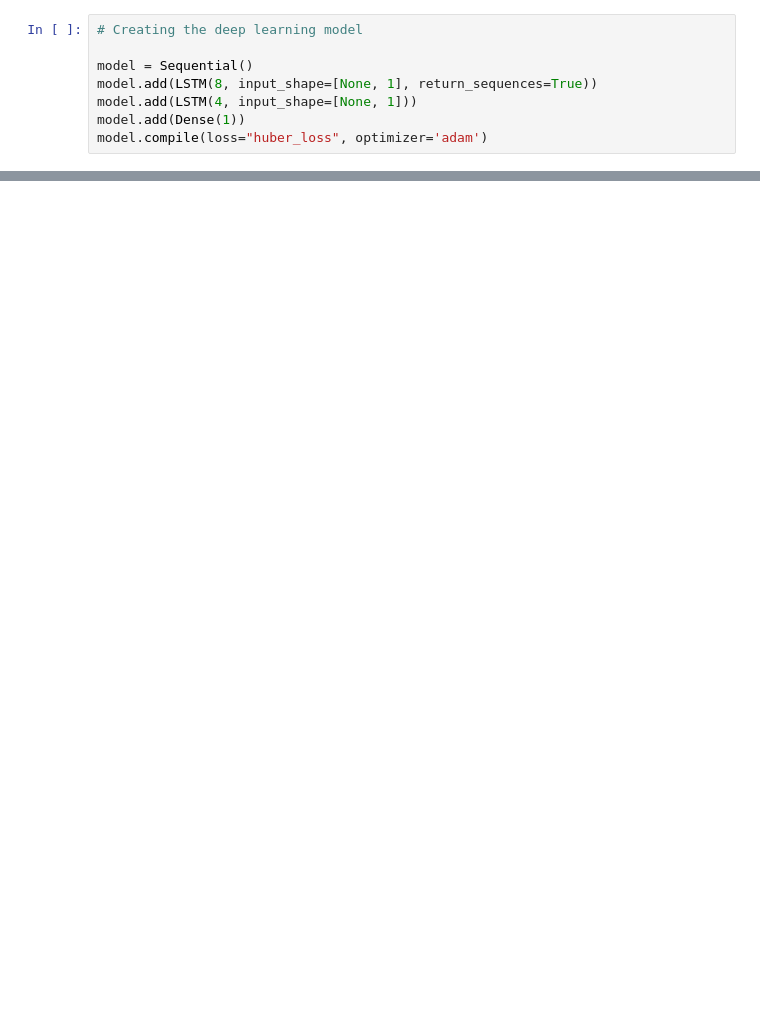
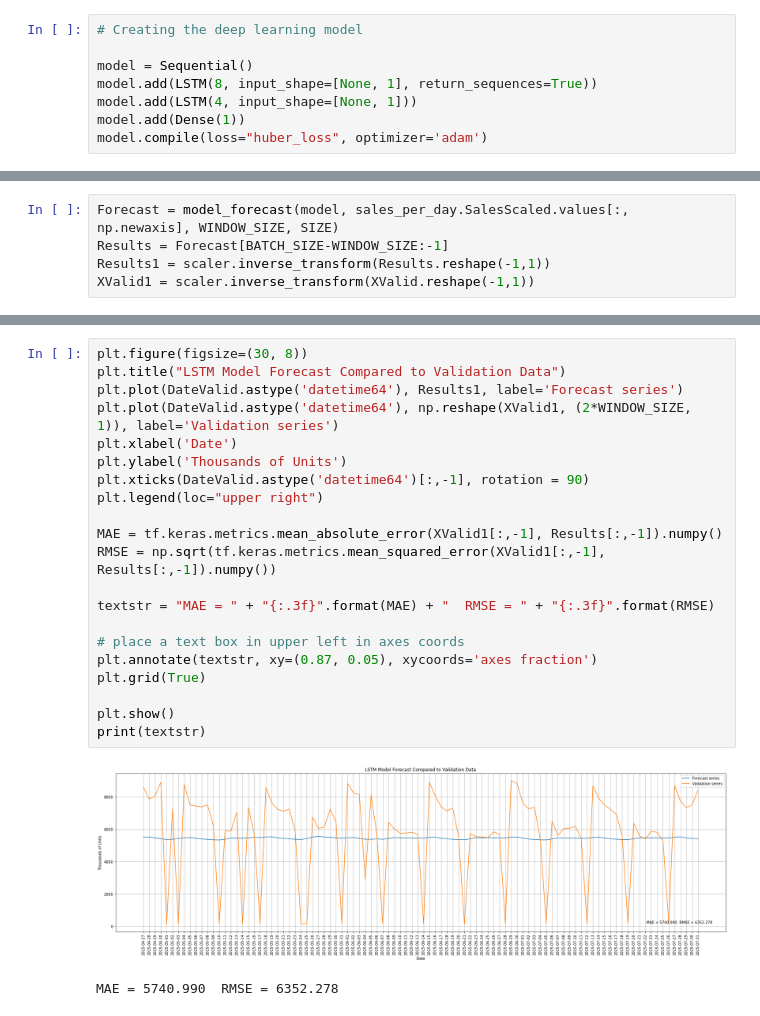
Before and after one commit to Micky373/Sales_forcasting, a Jupyter notebook: notebooks/deep_learning_modeling.ipynb, the cells around one changed output, grey strips where cells are left out. Saved outputs shown, nothing was run; the diff lists cells and outputs as text; blank space fills up the shorter version.

```diff
--- a/notebooks/deep_learning_modeling.ipynb
+++ b/notebooks/deep_learning_modeling.ipynb
@@ -304,0 +317,5 @@ Epoch 200/200
+# %%
+Forecast = model_forecast(model, sales_per_day.SalesScaled.values[:, np.newaxis], WINDOW_SIZE, SIZE)
+Results = Forecast[BATCH_SIZE-WINDOW_SIZE:-1]
+Results1 = scaler.inverse_transform(Results.reshape(-1,1))
+XValid1 = scaler.inverse_transform(XValid.reshape(-1,1))
@@ -304,0 +329,24 @@ Epoch 200/200
+# %%
+plt.figure(figsize=(30, 8))
+plt.title("LSTM Model Forecast Compared to Validation Data")
+plt.plot(DateValid.astype('datetime64'), Results1, label='Forecast series')
+plt.plot(DateValid.astype('datetime64'), np.reshape(XValid1, (2*WINDOW_SIZE, 1)), label='Validation series')
+plt.xlabel('Date')
+plt.ylabel('Thousands of Units')
+plt.xticks(DateValid.astype('datetime64')[:,-1], rotation = 90)
+plt.legend(loc="upper right")
+
+MAE = tf.keras.metrics.mean_absolute_error(XValid1[:,-1], Results[:,-1]).numpy()
+RMSE = np.sqrt(tf.keras.metrics.mean_squared_error(XValid1[:,-1], Results[:,-1]).numpy())
+
+textstr = "MAE = " + "{:.3f}".format(MAE) + "  RMSE = " + "{:.3f}".format(RMSE)
+
+# place a text box in upper left in axes coords
+plt.annotate(textstr, xy=(0.87, 0.05), xycoords='axes fraction')
+plt.grid(True)
+
+plt.show()
+print(textstr)
+# %% [output]
+[figure, added]
+MAE = 5740.990  RMSE = 6352.278
```
Also changed, not shown: parts of 9 cells of this notebook, 5 other files.
